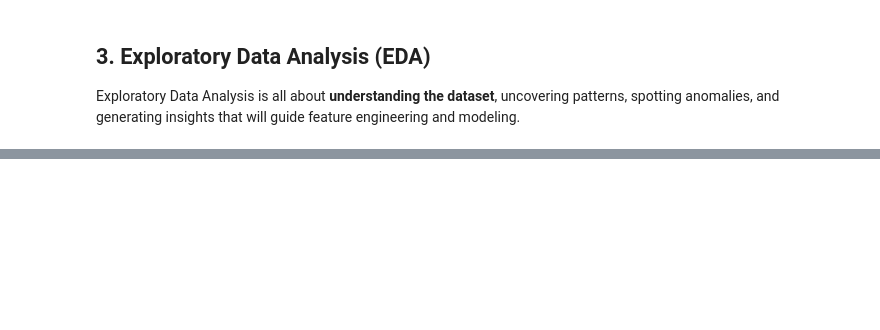
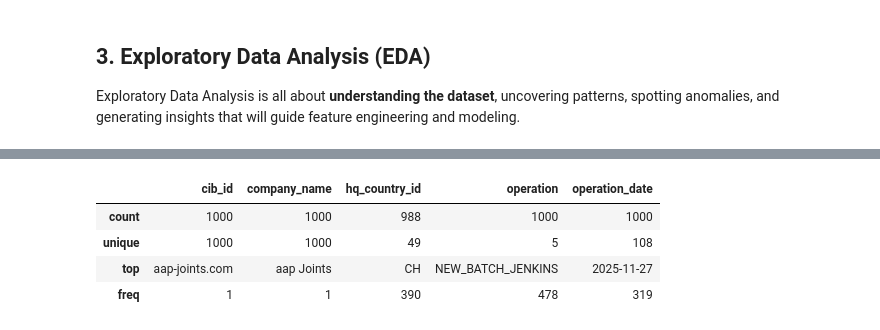
Before and after one commit to saricmilos/coding-challenge, a Jupyter notebook: notebooks/coding_challenge.ipynb, the cells around one changed output, grey strips where cells are left out. Saved outputs shown, nothing was run; the diff lists cells and outputs as text; code cells hidden in the pictures; blank space fills up the shorter version.

```diff
--- a/notebooks/coding_challenge.ipynb
+++ b/notebooks/coding_challenge.ipynb
@@ -240,0 +273,8 @@ Exploratory Data Analysis is all about **understanding the dataset**, uncovering
+# %%
+companies_df.describe()
+# %% [output]
+|  | cib_id | company_name | hq_country_id | operation | operation_date |
+| count | 1000 | 1000 | 988 | 1000 | 1000 |
+| unique | 1000 | 1000 | 49 | 5 | 108 |
+| top | aap-joints.com | aap Joints | CH | NEW_BATCH_JENKINS | 2025-11-27 |
+| freq | 1 | 1 | 390 | 478 | 319 |
```
Also changed, not shown: parts of 43 cells of this notebook.
